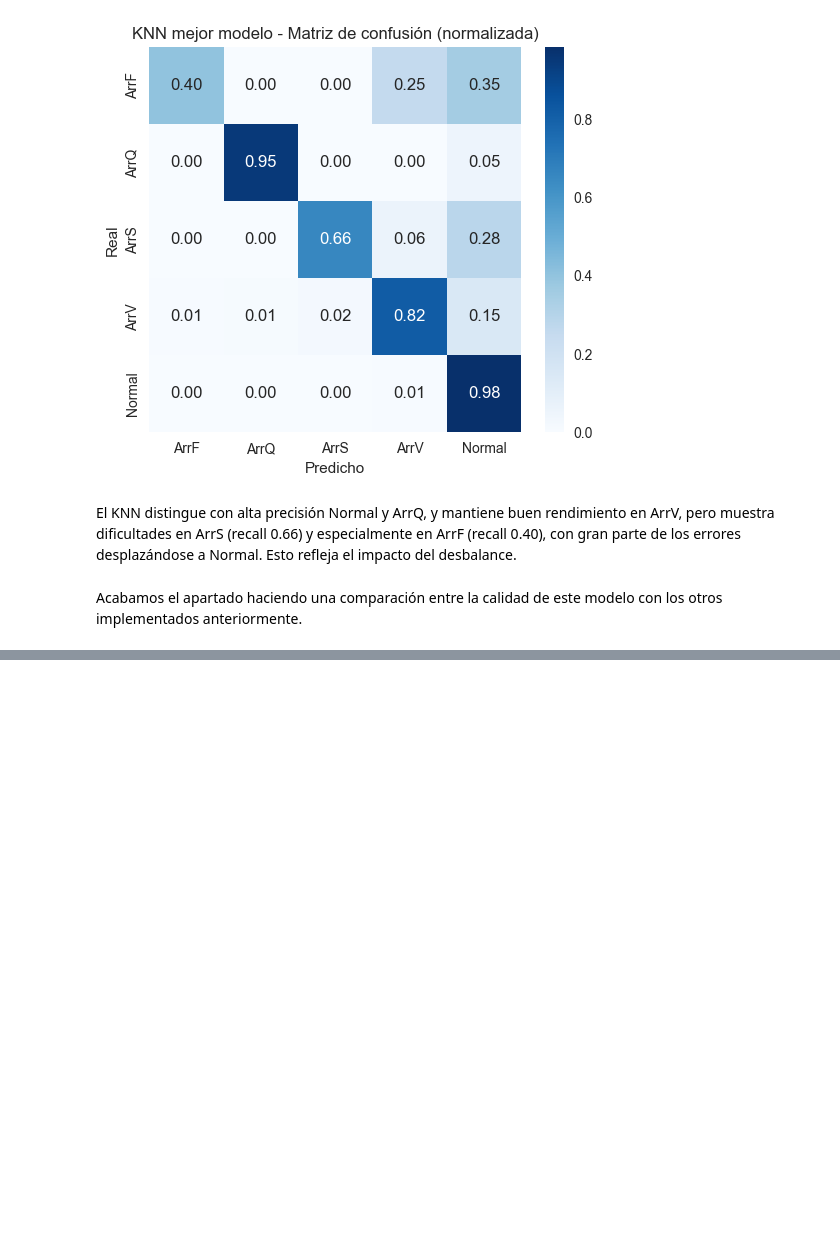
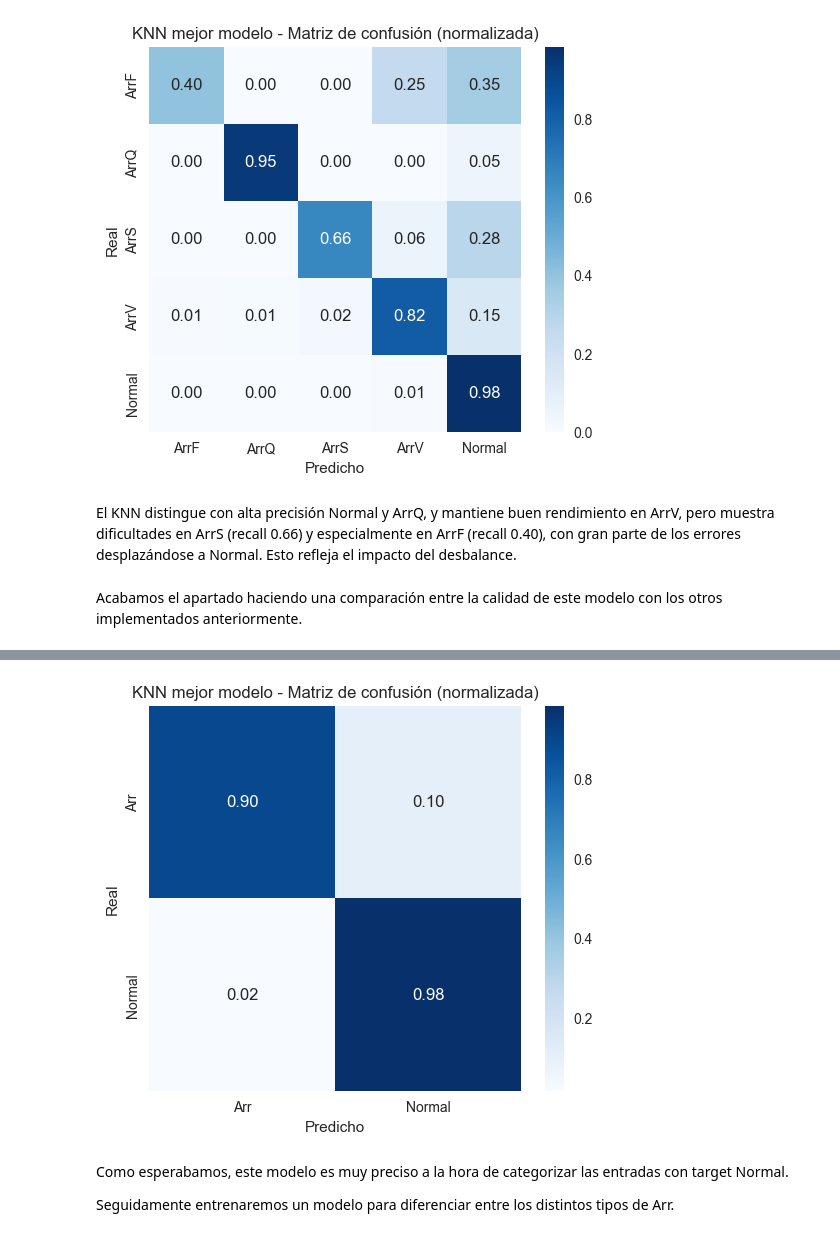
Before and after one commit to anaAparicioO5/apa_problemes, a Jupyter notebook: desbalance.ipynb, the cells around one changed output, grey strips where cells are left out. Cells and saved outputs as stored; diff of their text form; code cells hidden in the pictures; blank space fills up the shorter version.

```diff
--- a/desbalance.ipynb
+++ b/desbalance.ipynb
@@ -688,0 +704,7 @@ print(df_cmp)
+# %%
+# b de binario
+y_test_b = y_test.copy()
+y_train_b = y_train.copy()
+y_test_b = y_test_b.replace(["ArrF", "ArrQ", "ArrS", "ArrV"], "Arr")
+y_train_b = y_train_b.replace(["ArrF", "ArrQ", "ArrS", "ArrV"], "Arr")
+y_test_b
@@ -688,0 +725,20 @@ print(df_cmp)
+# %%
+cv = StratifiedKFold(n_splits=5, shuffle=True, random_state=42)
+
+knn_b = KNeighborsClassifier()
+
+knn_gs_bal = GridSearchCV(
+    knn_b,
+    param_grid,
+    cv=cv,
+    scoring="balanced_accuracy",
+    n_jobs=-1,
+    refit=True,
+    return_train_score=True,
+)
+
+knn_gs_bal.fit(X_train, np.ravel(y_train_b))
+
+cv_df = pd.DataFrame(knn_gs_bal.cv_results_)[
+    ["params", "mean_test_score", "std_test_score", "rank_test_score"]
+].sort_values("rank_test_score")
@@ -688,0 +767,7 @@ print(df_cmp)
+# %%
+best_knn = knn_gs_bal.best_estimator_
+y_pred = best_knn.predict(X_test)
+
+print(classification_report(np.ravel(y_test_b), y_pred, digits=3))
+print("Balanced Acc (test):", balanced_accuracy_score(np.ravel(y_test_b), y_pred))
+print("F1-macro (test):", f1_score(np.ravel(y_test_b), y_pred, average="macro"))
@@ -688,0 +786,16 @@ print(df_cmp)
+# %%
+# Matriz de confusión normalizada
+labels_order = sorted(pd.unique(np.ravel(y_train_b)))
+cm = confusion_matrix(np.ravel(y_test_b), y_pred, labels=labels_order, normalize="true")
+plt.figure(figsize=(6,5))
+sns.heatmap(cm, annot=True, fmt=".2f", xticklabels=labels_order,
+            yticklabels=labels_order, cmap="Blues")
+plt.title("KNN mejor modelo - Matriz de confusión (normalizada)")
+plt.xlabel("Predicho"); plt.ylabel("Real")
+plt.show()
+# %% [output]
+[figure, added]
+# %% [markdown]
+Como esperabamos, este modelo es muy preciso a la hora de categorizar las entradas con target Normal.
+
+Seguidamente entrenaremos un modelo para diferenciar entre los distintos tipos de Arr.
```
Also changed, not shown: parts of 26 cells of this notebook.
